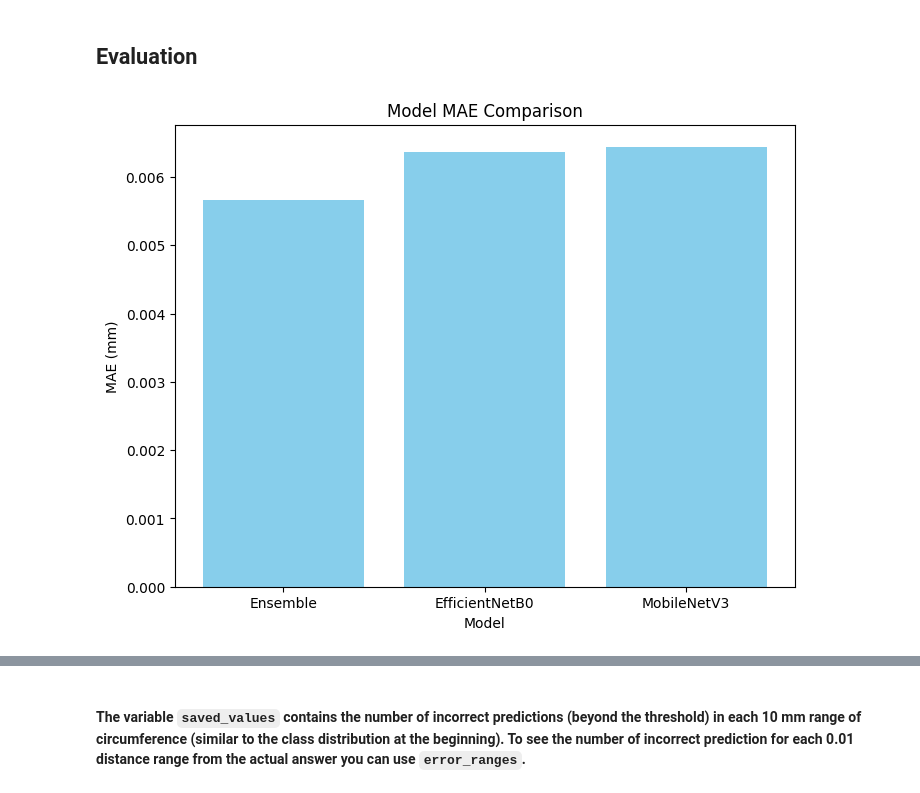
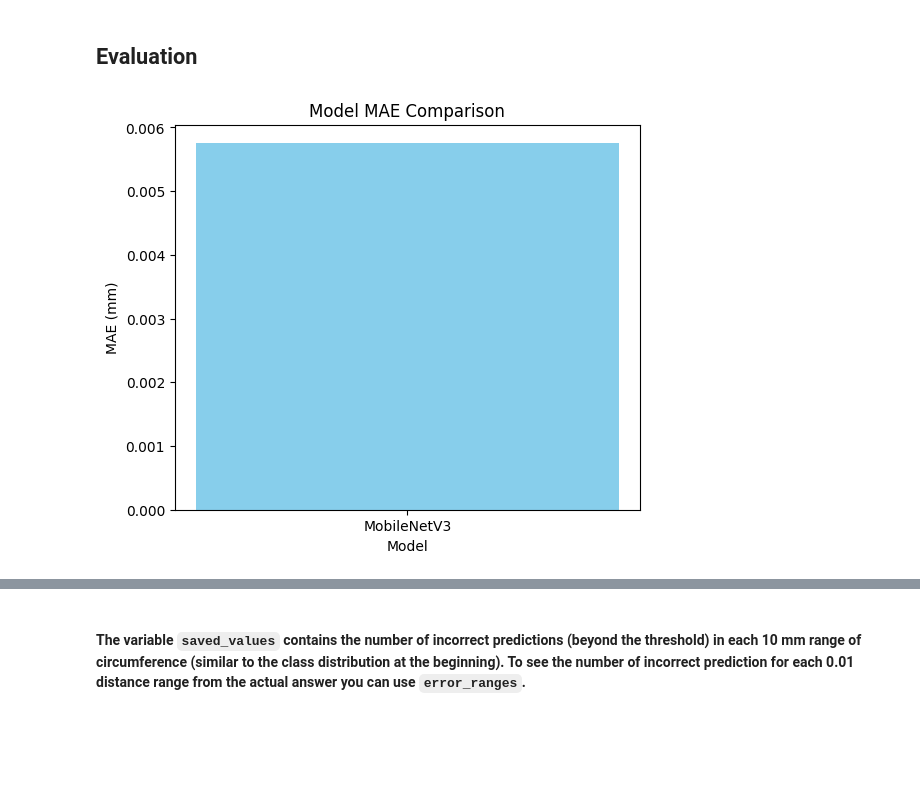
Before and after one commit to NitayGitHub/Fetal-Head-Circumference-Prediction-With-CNN, a Jupyter notebook: pixelsize-model-train.ipynb, the cells around one changed output, grey strips where cells are left out. Saved outputs shown, nothing was run; the diff lists cells and outputs as text; code cells hidden in the pictures; blank space fills up the shorter version.

```diff
--- a/pixelsize-model-train.ipynb
+++ b/pixelsize-model-train.ipynb
@@ -218,4 +61,0 @@ filtered_df.head()
-# %%
-device = torch.device("cuda" if torch.cuda.is_available() else "cpu")
-workers = 4 if torch.cuda.is_available() else 0
-print(device)
@@ -392,3 +366,12 @@ val_dataset = PSDataset(val_df, dataset_paths, transform_val)
+# %%
+# Define batch size
+batch_size = 5
+
+val_loaders = []
+
+for i, val_dataset in enumerate(val_datasets):
+    val_loader = DataLoader(val_dataset, batch_size=batch_size, num_workers=workers, pin_memory=True)
+    val_loaders.append(val_loader)
 # %% [markdown]
 ## Testing Class Output
 # %%
@@ -426,7 +382,0 @@ plt.show()
-# %%
-# Select batch size
-batch_size = 5
-
-# Cross-validation
-train_loader = DataLoader(train_dataset, batch_size=batch_size, shuffle=True, num_workers=workers)
-validation_loader = DataLoader(val_dataset, batch_size=batch_size, num_workers=workers)
@@ -687,73 +692,33 @@ Average validation loss: 0.00011503136790069173
 # %%
-from sklearn.metrics import mean_absolute_error
-
-def evaluate_model_mae(models, dataloader):
-    if not isinstance(models, list):
-        models = [models]
-
-    # Set all models to evaluation mode
-    for model in models:
-        model.eval()
-
-    all_preds = []
-    all_targets = []
-
-    with torch.no_grad():
-        for batch in dataloader:
-            inputs, targets = batch[:2]
-            inputs, targets = inputs.to(device), targets.to(device)
-
-            if len(models) == 1:
-                # Single model case
-                outputs = models[0](inputs).cpu().numpy()
-            else:
-                # Ensemble case
-                outputs = sum(model(inputs).cpu().numpy() for model in models) / len(models)
-
-            all_preds.append(outputs)
-            all_targets.append(targets.cpu().numpy())
-
-    # Convert lists to arrays for metric calculations
-    all_preds = np.concatenate(all_preds, axis=0)
-    all_targets = np.concatenate(all_targets, axis=0)
-
-    mae = mean_absolute_error(all_targets, all_preds)
-
-    return mae
-
-# Models list
-models = [model_effnetb0, model_mobnetv3]
-model_names = ["EfficientNetB0", "MobileNetV3"]
-
 # Evaluate MAE for each model individually
+models = [model]
 maes = []
 for model in models:
-    mae = evaluate_model_mae(model, validation_loader)
-    maes.append(mae)
+    mae = evaluate_model_mae(model, val_loaders)
+    model_name = model.__class__.__name__
+    maes.append((model_name, mae))
 
-# Evaluate MAE for the ensemble of all models
-ensemble_mae = evaluate_model_mae(models, validation_loader)
-maes.append(ensemble_mae)
-
-# Combine model names and MAEs into a list of tuples
-model_mae_pairs = list(zip(model_names + ["Ensemble"], maes))
+# Calculate the ensemble MAE by averaging predictions across all models
+if len(models) > 1:
+    ensemble_mae, _ = evaluate_model_mae(models, val_loaders)
+    maes.append(("Ensemble", ensemble_mae))
 
 # Sort the models and MAEs in ascending order of MAE (lower is better)
-model_mae_pairs.sort(key=lambda x: x[1])
+maes.sort(key=lambda x: x[1])
 
 # Unzip the sorted pairs back into two lists
-sorted_model_names, sorted_maes = zip(*model_mae_pairs)
+sorted_model_names, sorted_maes = zip(*maes)
 
 # Plotting the MAE results
-plt.figure(figsize=(8, 6))
+plt.figure(figsize=(6, 5))
 plt.bar(sorted_model_names, sorted_maes, color='skyblue')
 plt.xlabel('Model')
 plt.ylabel('MAE (mm)')
 plt.title('Model MAE Comparison')
 plt.show()
 
 # Print the MAE results
-for name, mae in model_mae_pairs:
+for name, mae in maes:
     print(f'{name} MAE (mm): {mae:.4f}')
 # %% [output]
-[figure, old version]
+[figure, new version]
```
Also changed, not shown: parts of 37 cells of this notebook, 4 other files.
